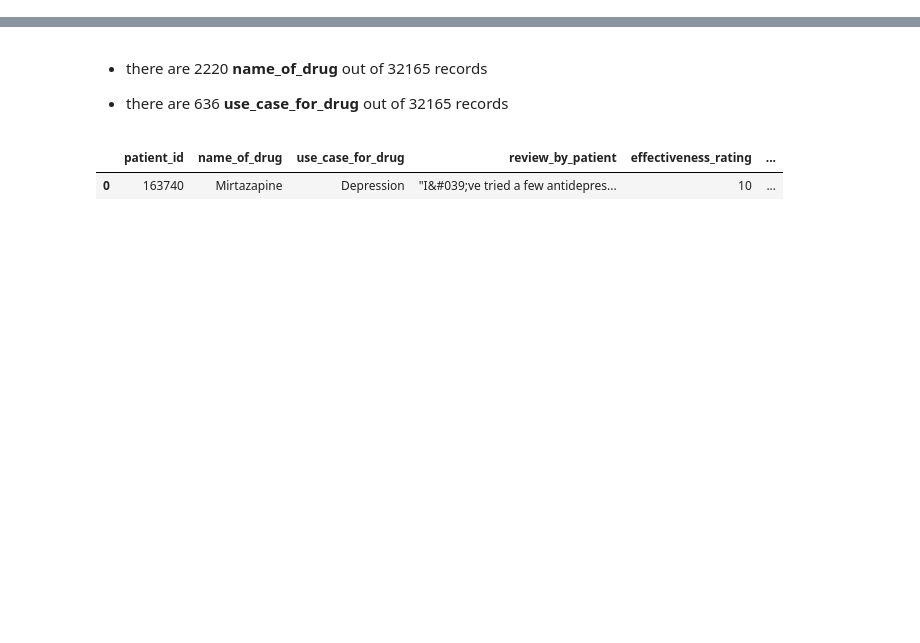
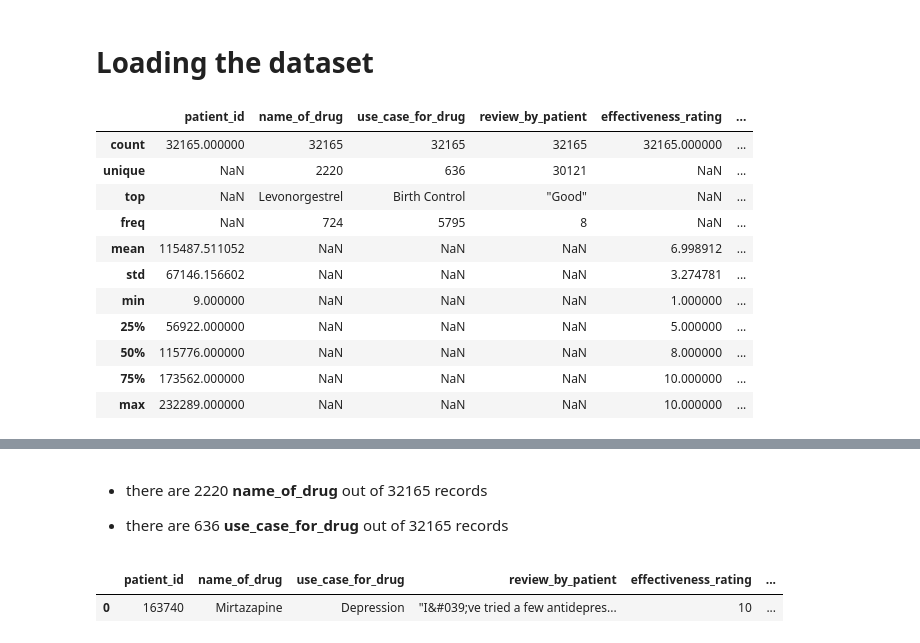
Before and after one commit to bhrt-sharma/HackerEarth-STD-Regression-Challenge, a Jupyter notebook: STD_Hackerearth_Solution.ipynb, the cells around one changed output, grey strips where cells are left out. Saved outputs shown, nothing was run; the diff lists cells and outputs as text; code cells hidden in the pictures; blank space fills up the shorter version.

```diff
--- a/STD_Hackerearth_Solution.ipynb
+++ b/STD_Hackerearth_Solution.ipynb
@@ -16,3 +18,5 @@ for dirname, _, filenames in os.walk('/kaggle/input'):
+# %% [markdown]
+# Loading the dataset
 # %%
 df= pd.read_csv("/kaggle/input/hackerearth-effectiveness-of-std-drugs/dataset/train.csv")
 to_test = pd.read_csv("/kaggle/input/hackerearth-effectiveness-of-std-drugs/dataset/test.csv")
@@ -19 +27,16 @@ to_test = pd.read_csv("/kaggle/input/hackerearth-effectiveness-of-std-drugs/data
+# %%
+df.describe(include='all')
+# %% [output]
+|  | patient_id | name_of_drug | use_case_for_drug | review_by_patient | effectiveness_rating | ... |
+| count | 32165.000000 | 32165 | 32165 | 32165 | 32165.000000 | ... |
+| unique | NaN | 2220 | 636 | 30121 | NaN | ... |
+| top | NaN | Levonorgestrel | Birth Control | "Good" | NaN | ... |
+| freq | NaN | 724 | 5795 | 8 | NaN | ... |
+| mean | 115487.511052 | NaN | NaN | NaN | 6.998912 | ... |
+| std | 67146.156602 | NaN | NaN | NaN | 3.274781 | ... |
+| min | 9.000000 | NaN | NaN | NaN | 1.000000 | ... |
+| 25% | 56922.000000 | NaN | NaN | NaN | 5.000000 | ... |
+| 50% | 115776.000000 | NaN | NaN | NaN | 8.000000 | ... |
+| 75% | 173562.000000 | NaN | NaN | NaN | 10.000000 | ... |
+| max | 232289.000000 | NaN | NaN | NaN | 10.000000 | ... |
 # %%
```
Also changed, not shown: parts of 63 cells of this notebook.
